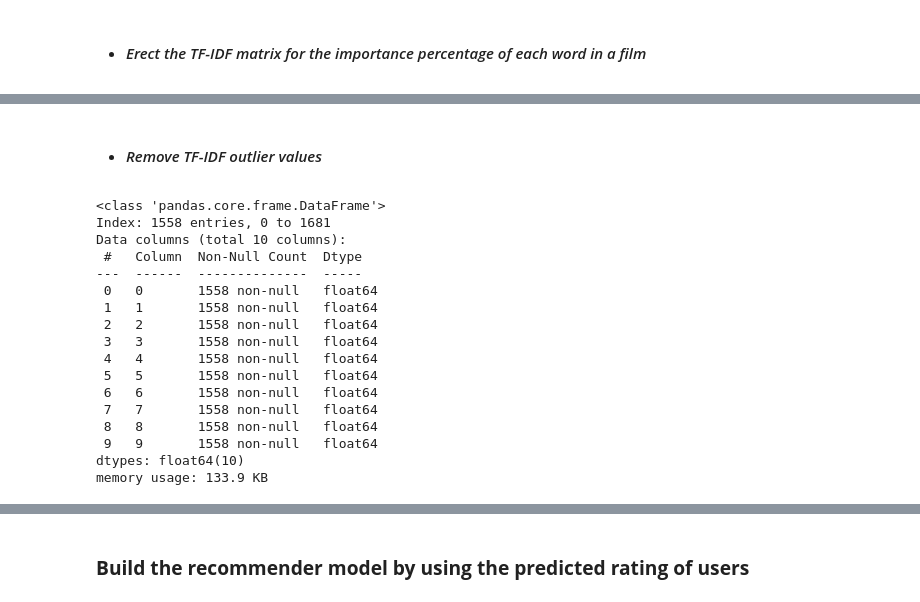
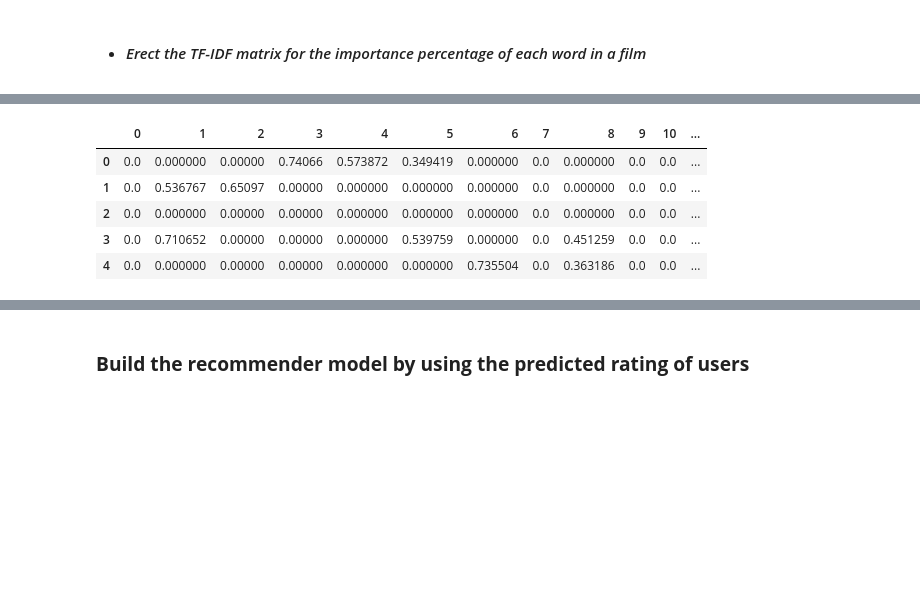
Before and after one commit to Narius2030/Recommendation-System, a Jupyter notebook: recommendsys-rating.ipynb, the cells around one changed output, grey strips where cells are left out. Saved outputs shown, nothing was run; the diff lists cells and outputs as text; code cells hidden in the pictures; blank space fills up the shorter version.

```diff
--- a/recommendsys-rating.ipynb
+++ b/recommendsys-rating.ipynb
@@ -137,25 +128,10 @@ plt.xticks(rotation=90)
-# %% [markdown]
-* #### *Remove TF-IDF outlier values*
-# %%
-tfidf_temp = pd.DataFrame(tfidf)
-tfidf_temp = tfidf_temp[(tfidf_temp.loc[:, 4:10]<float(0.7)).all(axis=1)]
-
-tfidf_temp.info()
-# %% [output]
-<class 'pandas.core.frame.DataFrame'>
-Index: 1558 entries, 0 to 1681
-Data columns (total 10 columns):
- #   Column  Non-Null Count  Dtype
----  ------  --------------  -----
- 0   0       1558 non-null   float64
- 1   1       1558 non-null   float64
- 2   2       1558 non-null   float64
- 3   3       1558 non-null   float64
- 4   4       1558 non-null   float64
- 5   5       1558 non-null   float64
- 6   6       1558 non-null   float64
- 7   7       1558 non-null   float64
- 8   8       1558 non-null   float64
- 9   9       1558 non-null   float64
-dtypes: float64(10)
-memory usage: 133.9 KB
+# %%
+tfidf_df = pd.DataFrame(tfidf)
+tfidf_df.head()
+# %% [output]
+|  | 0 | 1 | 2 | 3 | 4 | 5 | 6 | 7 | 8 | 9 | 10 | ... |
+| 0 | 0.0 | 0.000000 | 0.00000 | 0.74066 | 0.573872 | 0.349419 | 0.000000 | 0.0 | 0.000000 | 0.0 | 0.0 | ... |
+| 1 | 0.0 | 0.536767 | 0.65097 | 0.00000 | 0.000000 | 0.000000 | 0.000000 | 0.0 | 0.000000 | 0.0 | 0.0 | ... |
+| 2 | 0.0 | 0.000000 | 0.00000 | 0.00000 | 0.000000 | 0.000000 | 0.000000 | 0.0 | 0.000000 | 0.0 | 0.0 | ... |
+| 3 | 0.0 | 0.710652 | 0.00000 | 0.00000 | 0.000000 | 0.539759 | 0.000000 | 0.0 | 0.451259 | 0.0 | 0.0 | ... |
+| 4 | 0.0 | 0.000000 | 0.00000 | 0.00000 | 0.000000 | 0.000000 | 0.735504 | 0.0 | 0.363186 | 0.0 | 0.0 | ... |
```
Also changed, not shown: parts of 18 cells of this notebook, 2 other files.
